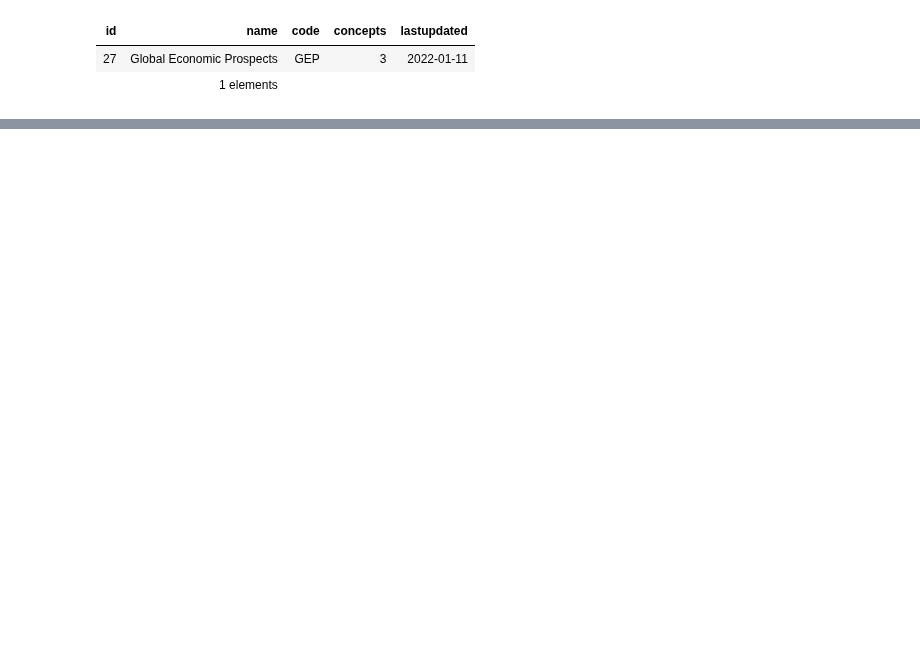
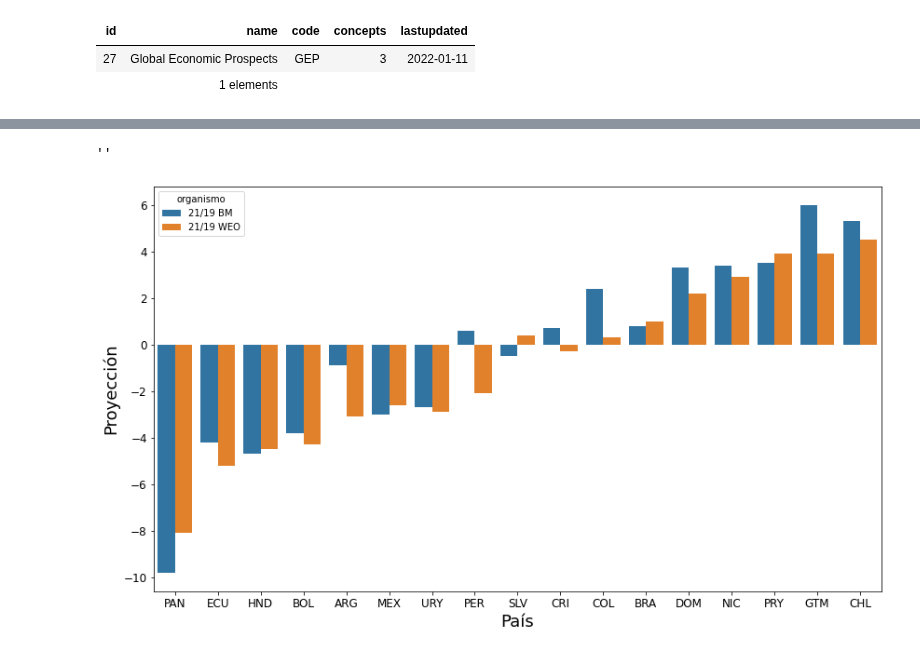
Before and after one commit to samyff12/LATAM, a Jupyter notebook: IMF_BM.ipynb, the cells around one changed output, grey strips where cells are left out. Cells and saved outputs as stored; diff of their text form; code cells hidden in the pictures; blank space fills up the shorter version.

```diff
--- a/IMF_BM.ipynb
+++ b/IMF_BM.ipynb
@@ -175,0 +164,5 @@ Index(['AFG', 'ALB', 'DZA', 'AND', 'AGO', 'ATG', 'ARG', 'ARM', 'ABW', 'AUS',
+# %%
+df1 = df[['21/19 BM','21/19 WEO']].reset_index()
+#df1 = df1.melt(id_vars = df1['index'], var_name = 'organismo', value_name='value')
+df1 = pd.melt(df1,id_vars='index', var_name = 'organismo', value_name='value').sort_values('value')
+df1
@@ -175,0 +187,11 @@ Index(['AFG', 'ALB', 'DZA', 'AND', 'AGO', 'ATG', 'ARG', 'ARM', 'ABW', 'AUS',
+# %%
+plt.figure(figsize=(14,8))
+sns.barplot(data=df1 ,x='index', y='value', hue='organismo')
+plt.xlabel('País',fontsize=18)
+plt.ylabel('Proyección',fontsize=18)
+plt.xticks(fontsize=12)
+plt.yticks(fontsize=12)
+;
+# %% [output]
+''
+[figure, added]
```
Also changed, not shown: parts of 15 cells of this notebook.
